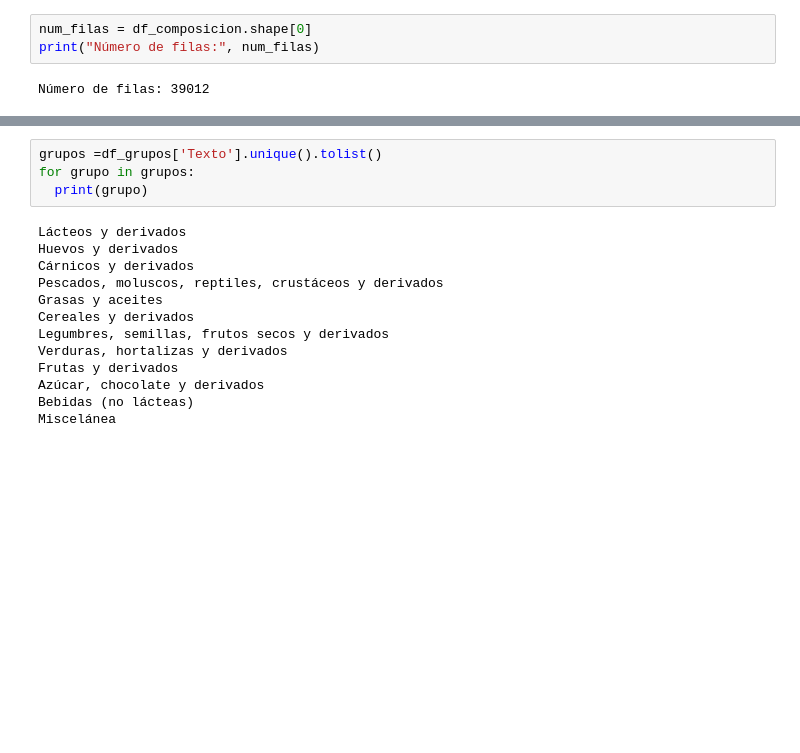
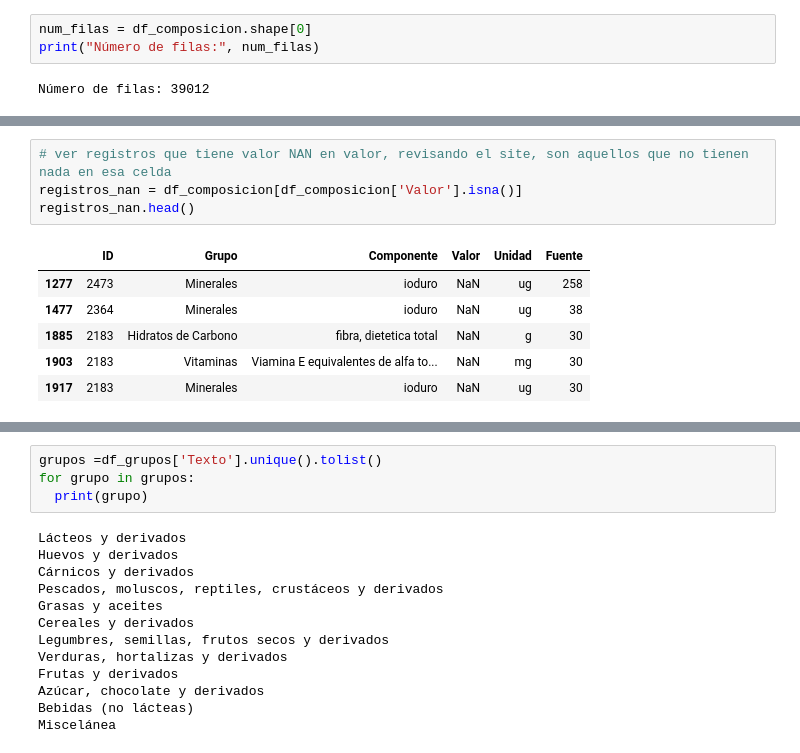
Before and after one commit to joampc/TFM2023, a Jupyter notebook: notebooks/Food_processing.ipynb, the cells around one changed output, grey strips where cells are left out. Cells and saved outputs as stored; diff of their text form; blank space fills up the shorter version.

```diff
--- a/notebooks/Food_processing.ipynb
+++ b/notebooks/Food_processing.ipynb
@@ -80,0 +117,11 @@ Número de filas: 39012
+# %%
+# ver registros que tiene valor NAN en valor, revisando el site, son aquellos que no tienen nada en esa celda
+registros_nan = df_composicion[df_composicion['Valor'].isna()]
+registros_nan.head()
+# %% [output]
+|  | ID | Grupo | Componente | Valor | Unidad | Fuente |
+| 1277 | 2473 | Minerales | ioduro | NaN | ug | 258 |
+| 1477 | 2364 | Minerales | ioduro | NaN | ug | 38 |
+| 1885 | 2183 | Hidratos de Carbono | fibra, dietetica total | NaN | g | 30 |
+| 1903 | 2183 | Vitaminas | Viamina E equivalentes de alfa to... | NaN | mg | 30 |
+| 1917 | 2183 | Minerales | ioduro | NaN | ug | 30 |
```
Also changed, not shown: parts of 19 cells of this notebook.
